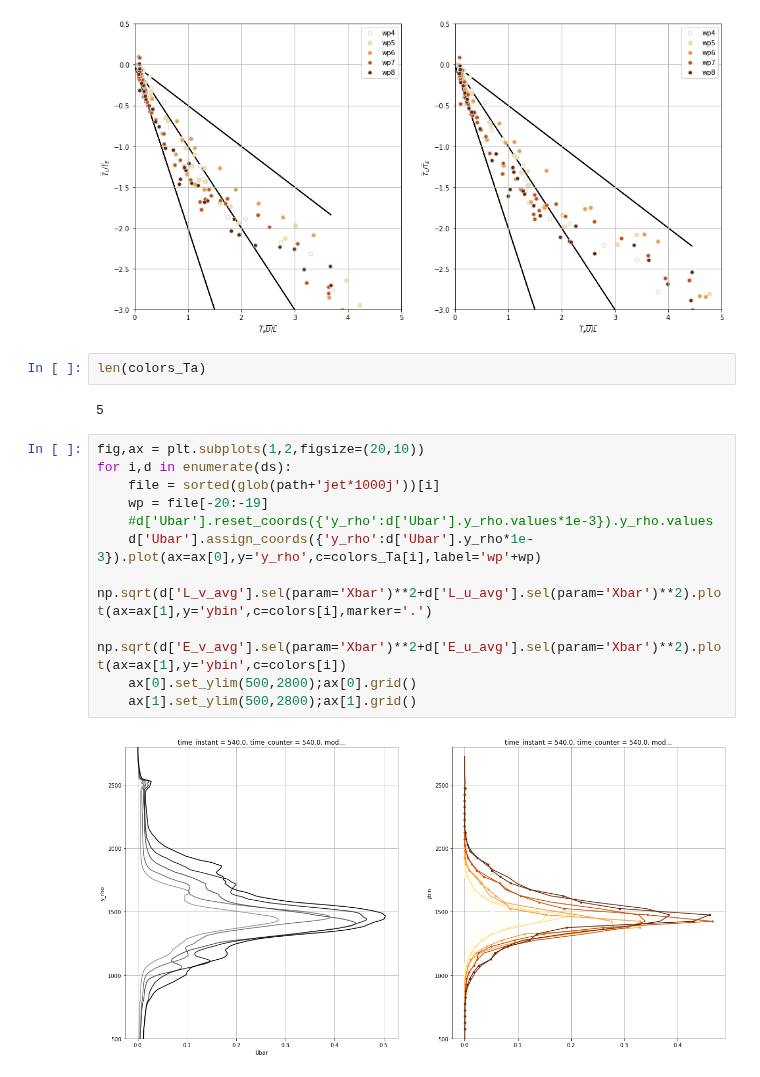
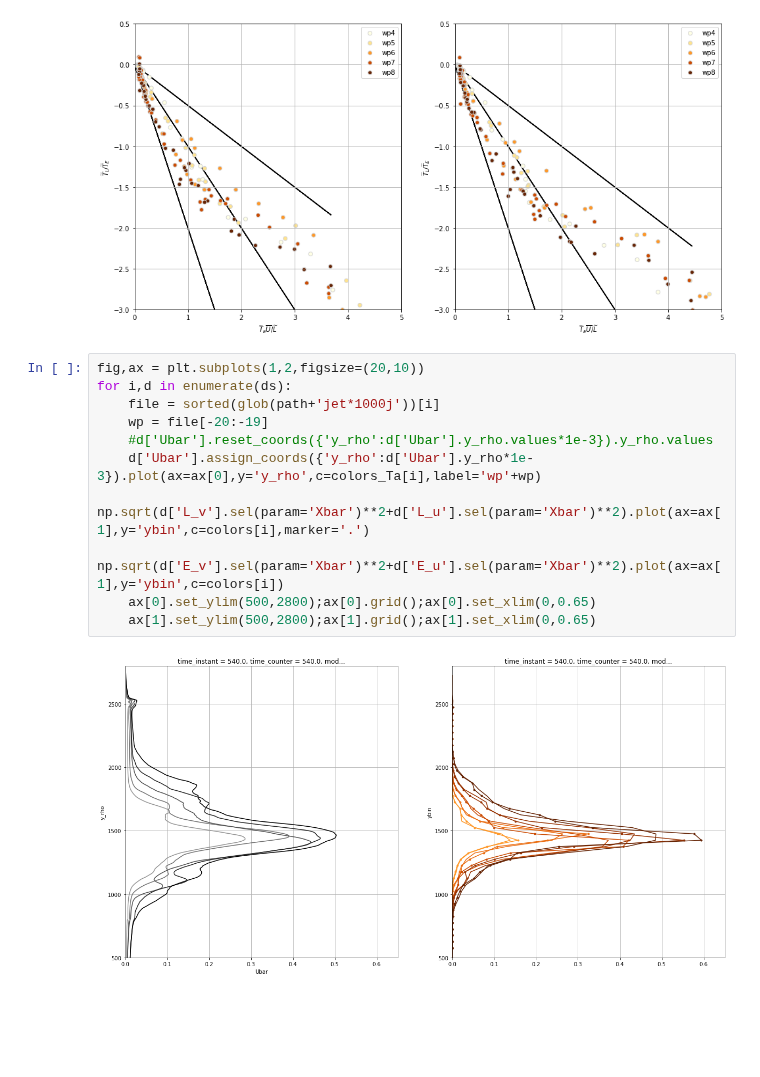
Before and after one commit to zcasparco/equinox_phd, a Jupyter notebook: synthesis/Synthesis_Tt_comp.ipynb, the cells around one changed output. Saved outputs shown, nothing was run; the diff lists cells and outputs as text; blank space fills up the shorter version.

```diff
--- a/synthesis/Synthesis_Tt_comp.ipynb
+++ b/synthesis/Synthesis_Tt_comp.ipynb
@@ -277,20 +277,16 @@ for ax, V in zip(axs,[['E_u_avg','L_u_avg'],['E_v_avg','L_v_avg']]):
     ax.set_xlim(0,5)
 # %% [output]
 [figure]
-# %%
-len(colors_Ta)
-# %% [output]
-5
 # %%
 fig,ax = plt.subplots(1,2,figsize=(20,10))
 for i,d in enumerate(ds):
     file = sorted(glob(path+'jet*1000j'))[i]
     wp = file[-20:-19]
     #d['Ubar'].reset_coords({'y_rho':d['Ubar'].y_rho.values*1e-3}).y_rho.values
     d['Ubar'].assign_coords({'y_rho':d['Ubar'].y_rho*1e-3}).plot(ax=ax[0],y='y_rho',c=colors_Ta[i],label='wp'+wp)
-    np.sqrt(d['L_v_avg'].sel(param='Xbar')**2+d['L_u_avg'].sel(param='Xbar')**2).plot(ax=ax[1],y='ybin',c=colors[i],marker='.')
-    np.sqrt(d['E_v_avg'].sel(param='Xbar')**2+d['E_u_avg'].sel(param='Xbar')**2).plot(ax=ax[1],y='ybin',c=colors[i])
-    ax[0].set_ylim(500,2800);ax[0].grid()
-    ax[1].set_ylim(500,2800);ax[1].grid()
+    np.sqrt(d['L_v'].sel(param='Xbar')**2+d['L_u'].sel(param='Xbar')**2).plot(ax=ax[1],y='ybin',c=colors[i],marker='.')
+    np.sqrt(d['E_v'].sel(param='Xbar')**2+d['E_u'].sel(param='Xbar')**2).plot(ax=ax[1],y='ybin',c=colors[i])
+    ax[0].set_ylim(500,2800);ax[0].grid();ax[0].set_xlim(0,0.65)
+    ax[1].set_ylim(500,2800);ax[1].grid();ax[1].set_xlim(0,0.65)
 # %% [output]
-[figure, old version]
+[figure, new version]
```
Also changed, not shown: parts of 3 cells of this notebook.
